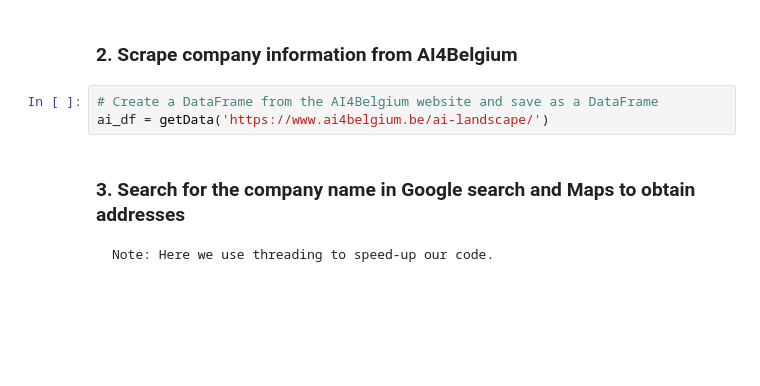
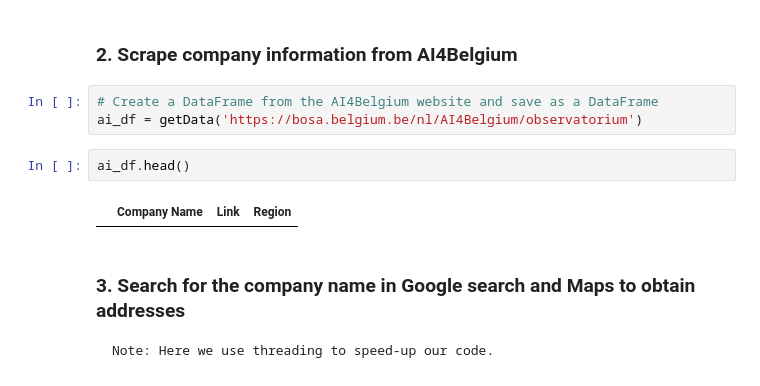
Before and after one commit to vriveraq/ai-landscape-be, a Jupyter notebook: scripts/AI Landscape.ipynb, the cells around one changed output. Saved outputs shown, nothing was run; the diff lists cells and outputs as text; blank space fills up the shorter version.

```diff
--- a/scripts/AI Landscape.ipynb
+++ b/scripts/AI Landscape.ipynb
@@ -14,7 +14,11 @@ from concurrent.futures import ThreadPoolExecutor
 ### 2. Scrape company information from AI4Belgium
 # %%
 # Create a DataFrame from the AI4Belgium website and save as a DataFrame
-ai_df = getData('https://www.ai4belgium.be/ai-landscape/')
+ai_df = getData('https://bosa.belgium.be/nl/AI4Belgium/observatorium')
+# %%
+ai_df.head()
+# %% [output]
+|  | Company Name | Link | Region |
 # %% [markdown]
 ### 3. Search for the company name in Google search and Maps to obtain addresses
 
```
Also changed, not shown: 1 other file.
